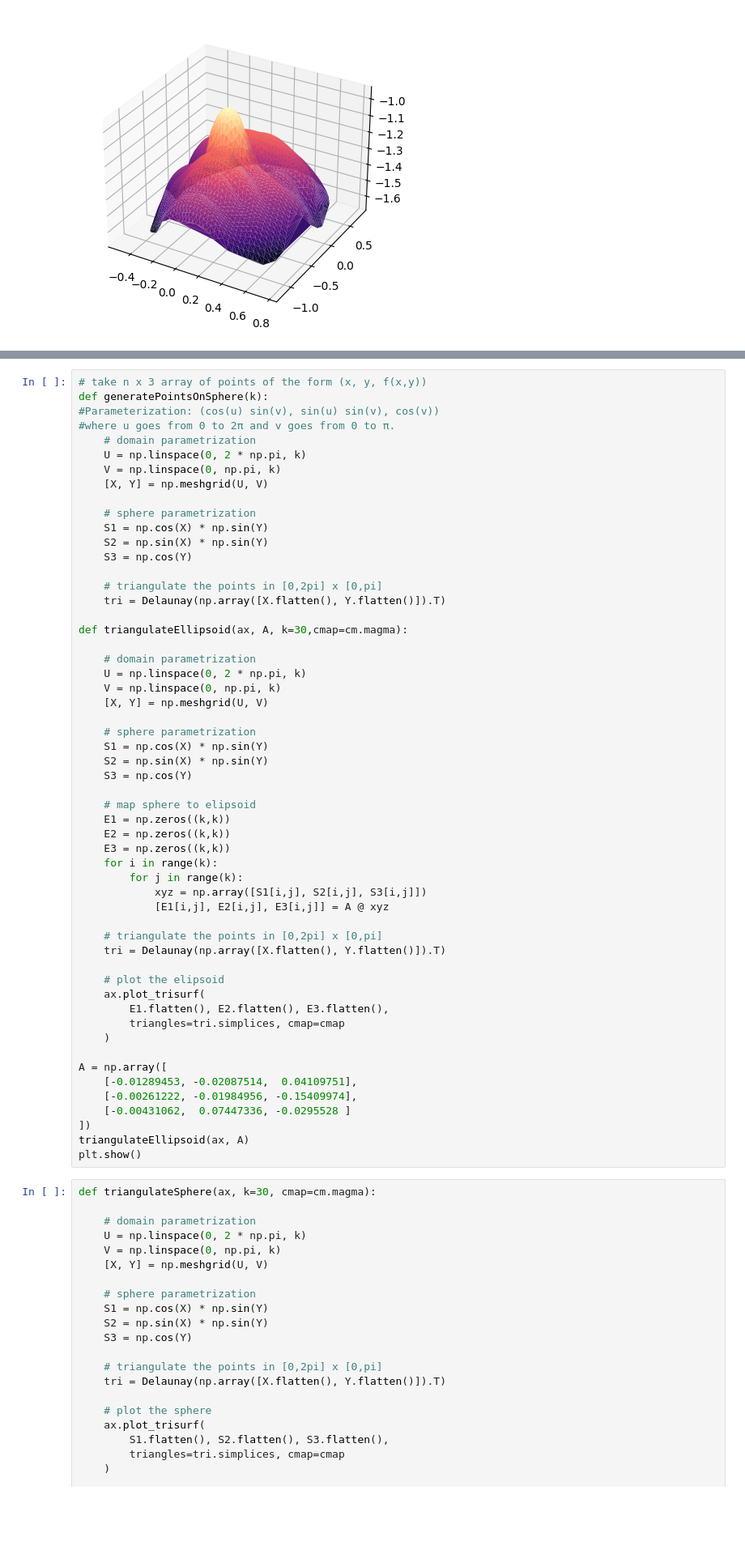
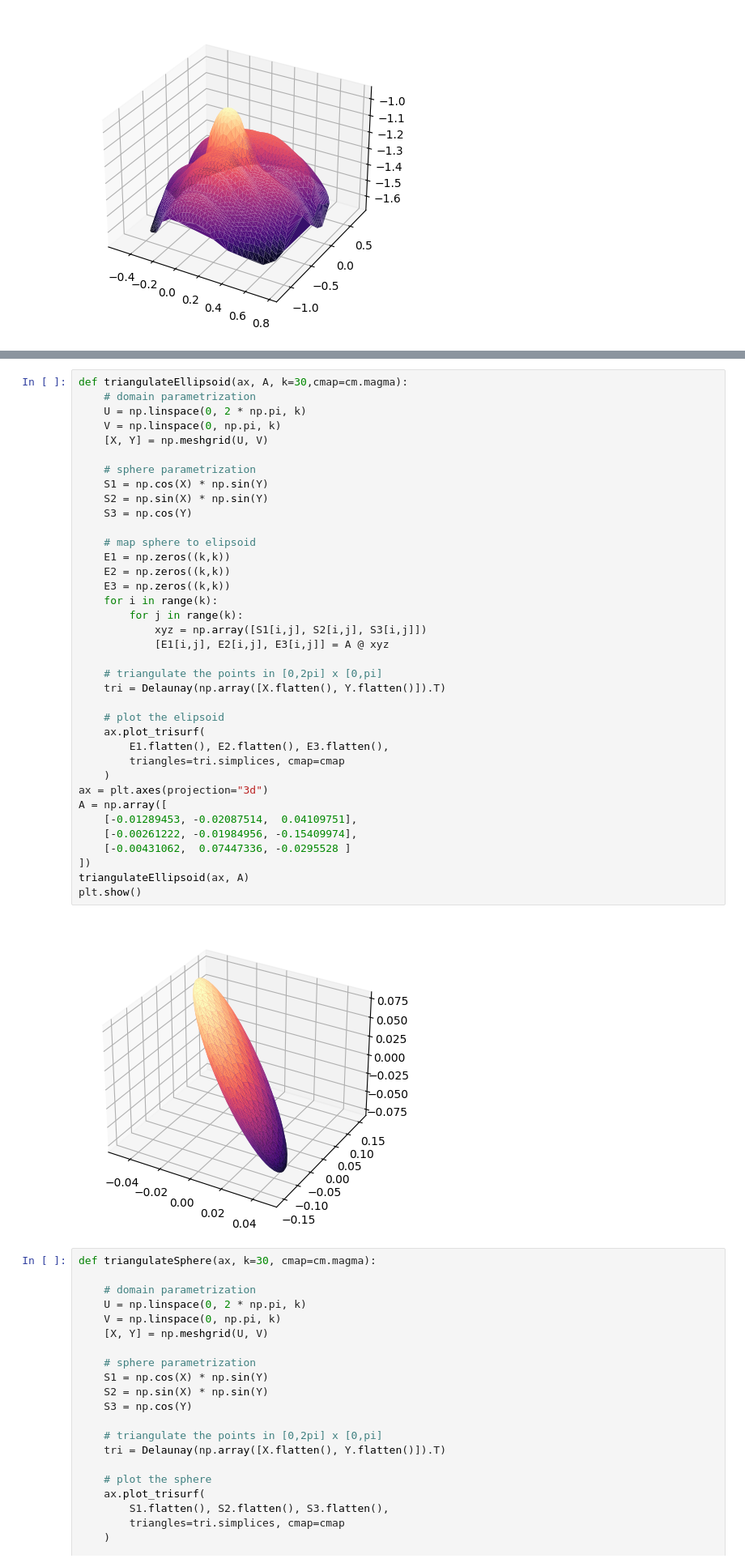
Before and after one commit to rishabh-ranjan1/WIP, a Jupyter notebook: BrainFlattening.ipynb, the cells around one changed output, grey strips where cells are left out. Shown: that part at 81% size. Saved outputs shown, nothing was run; the diff lists cells and outputs as text; blank space fills up the shorter version.

```diff
--- a/BrainFlattening.ipynb
+++ b/BrainFlattening.ipynb
@@ -57,23 +106,5 @@ array([[-0.50618101, -0.10307634, -1.65314737],
 # %%
-# take n x 3 array of points of the form (x, y, f(x,y))
-def generatePointsOnSphere(k):
-#Parameterization: (cos(u) sin(v), sin(u) sin(v), cos(v))
-#where u goes from 0 to 2π and v goes from 0 to π.
-    # domain parametrization
-    U = np.linspace(0, 2 * np.pi, k)
-    V = np.linspace(0, np.pi, k)
-    [X, Y] = np.meshgrid(U, V)
-
-    # sphere parametrization
-    S1 = np.cos(X) * np.sin(Y)
-    S2 = np.sin(X) * np.sin(Y)
-    S3 = np.cos(Y)
-
-    # triangulate the points in [0,2pi] x [0,pi]
-    tri = Delaunay(np.array([X.flatten(), Y.flatten()]).T)
-
 def triangulateEllipsoid(ax, A, k=30,cmap=cm.magma):
-
     # domain parametrization
     U = np.linspace(0, 2 * np.pi, k)
     V = np.linspace(0, np.pi, k)
@@ -81,34 +112,36 @@ def triangulateEllipsoid(ax, A, k=30,cmap=cm.magma):
 
     # sphere parametrization
     S1 = np.cos(X) * np.sin(Y)
     S2 = np.sin(X) * np.sin(Y)
     S3 = np.cos(Y)
 
     # map sphere to elipsoid
     E1 = np.zeros((k,k))
     E2 = np.zeros((k,k))
     E3 = np.zeros((k,k))
     for i in range(k):
         for j in range(k):
             xyz = np.array([S1[i,j], S2[i,j], S3[i,j]])
             [E1[i,j], E2[i,j], E3[i,j]] = A @ xyz
 
     # triangulate the points in [0,2pi] x [0,pi]
     tri = Delaunay(np.array([X.flatten(), Y.flatten()]).T)
 
     # plot the elipsoid
     ax.plot_trisurf(
         E1.flatten(), E2.flatten(), E3.flatten(),
         triangles=tri.simplices, cmap=cmap
     )
-
+ax = plt.axes(projection="3d")
 A = np.array([
     [-0.01289453, -0.02087514,  0.04109751],
     [-0.00261222, -0.01984956, -0.15409974],
     [-0.00431062,  0.07447336, -0.0295528 ]
 ])
 triangulateEllipsoid(ax, A)
 plt.show()
+# %% [output]
+[figure, added]
 # %%
 def triangulateSphere(ax, k=30, cmap=cm.magma):
 
```
Also changed, not shown: parts of 3 cells of this notebook.
